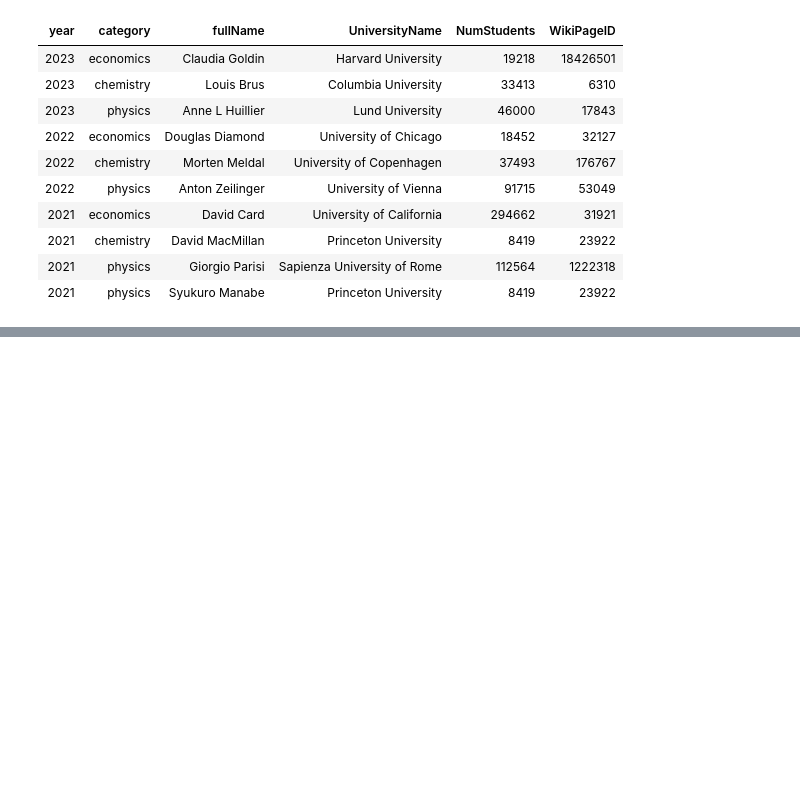
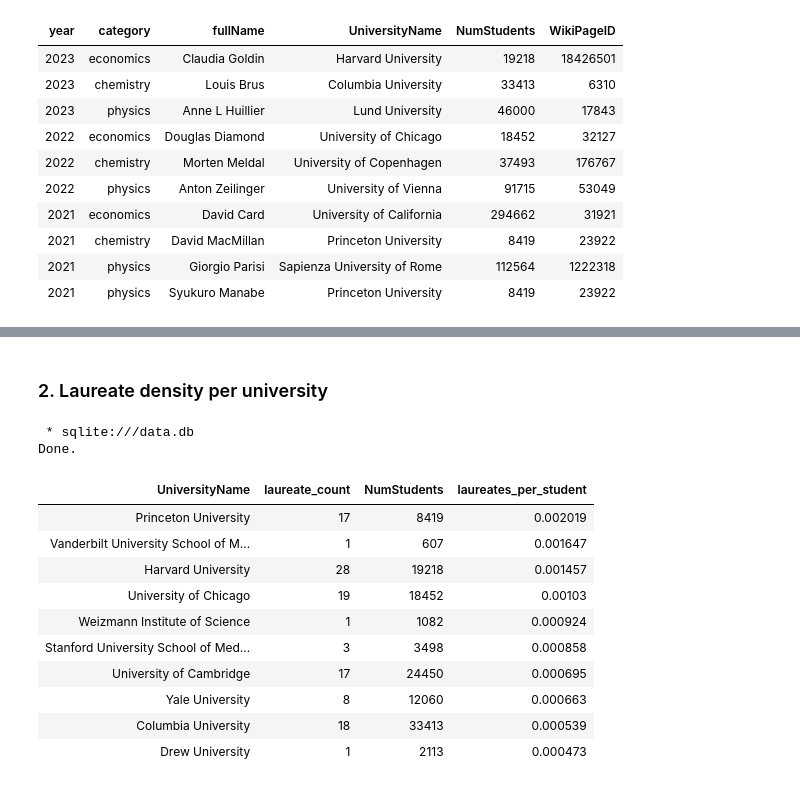
Before and after one commit to Fab2102/dke_project, a Jupyter notebook: project.ipynb, the cells around one changed output, grey strips where cells are left out. Drawn from its saved outputs; the diff is of its cells as text; code cells hidden in the pictures; blank space fills up the shorter version.

```diff
--- a/project.ipynb
+++ b/project.ipynb
@@ -268,0 +301,29 @@ Done.
+# %% [markdown]
+### 2. Laureate density per university
+# %%
+%%sql
+
+SELECT
+  UniversityName,
+  COUNT(*) AS laureate_count,
+  NumStudents,
+  ROUND(CAST(COUNT(*) AS REAL)/NumStudents, 6) AS laureates_per_student
+FROM nobel_universities
+GROUP BY UniversityName, NumStudents
+HAVING NumStudents > 0
+ORDER BY laureates_per_student DESC
+LIMIT 10;
+# %% [output]
+ * sqlite:///data.db
+Done.
+| UniversityName | laureate_count | NumStudents | laureates_per_student |
+| Princeton University | 17 | 8419 | 0.002019 |
+| Vanderbilt University School of M... | 1 | 607 | 0.001647 |
+| Harvard University | 28 | 19218 | 0.001457 |
+| University of Chicago | 19 | 18452 | 0.00103 |
+| Weizmann Institute of Science | 1 | 1082 | 0.000924 |
+| Stanford University School of Med... | 3 | 3498 | 0.000858 |
+| University of Cambridge | 17 | 24450 | 0.000695 |
+| Yale University | 8 | 12060 | 0.000663 |
+| Columbia University | 18 | 33413 | 0.000539 |
+| Drew University | 1 | 2113 | 0.000473 |
```
Also changed, not shown: parts of 10 cells of this notebook, 1 other file.
